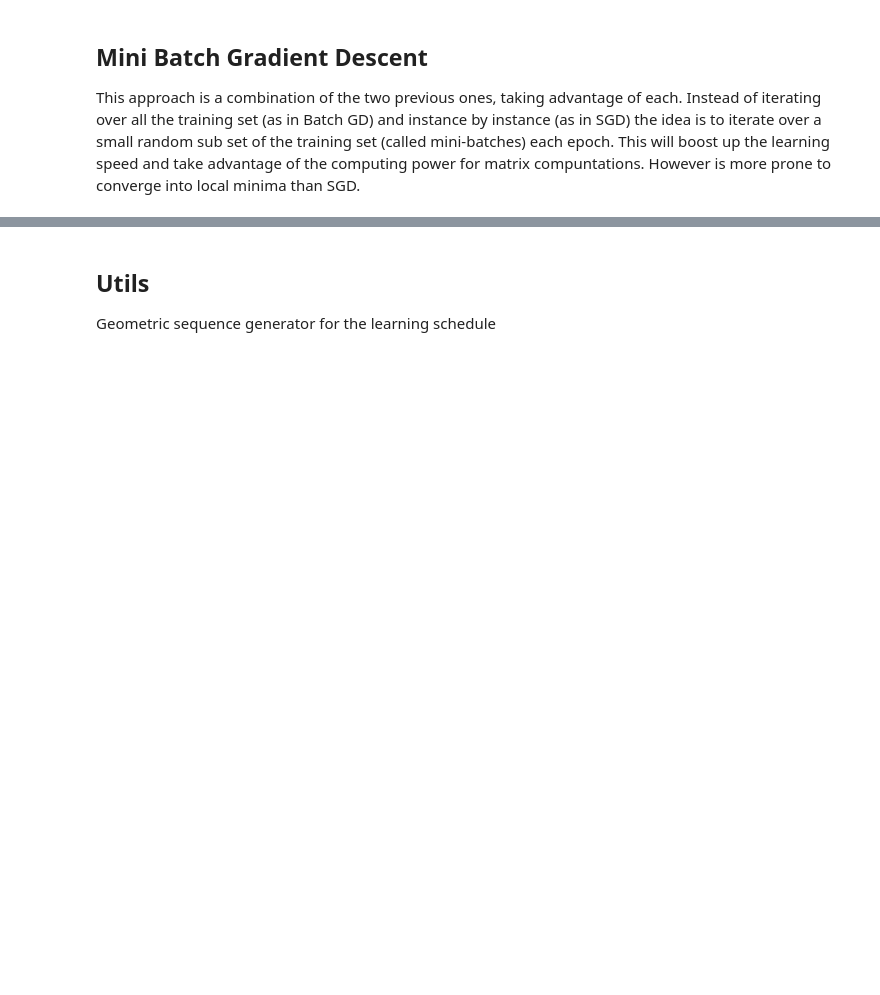
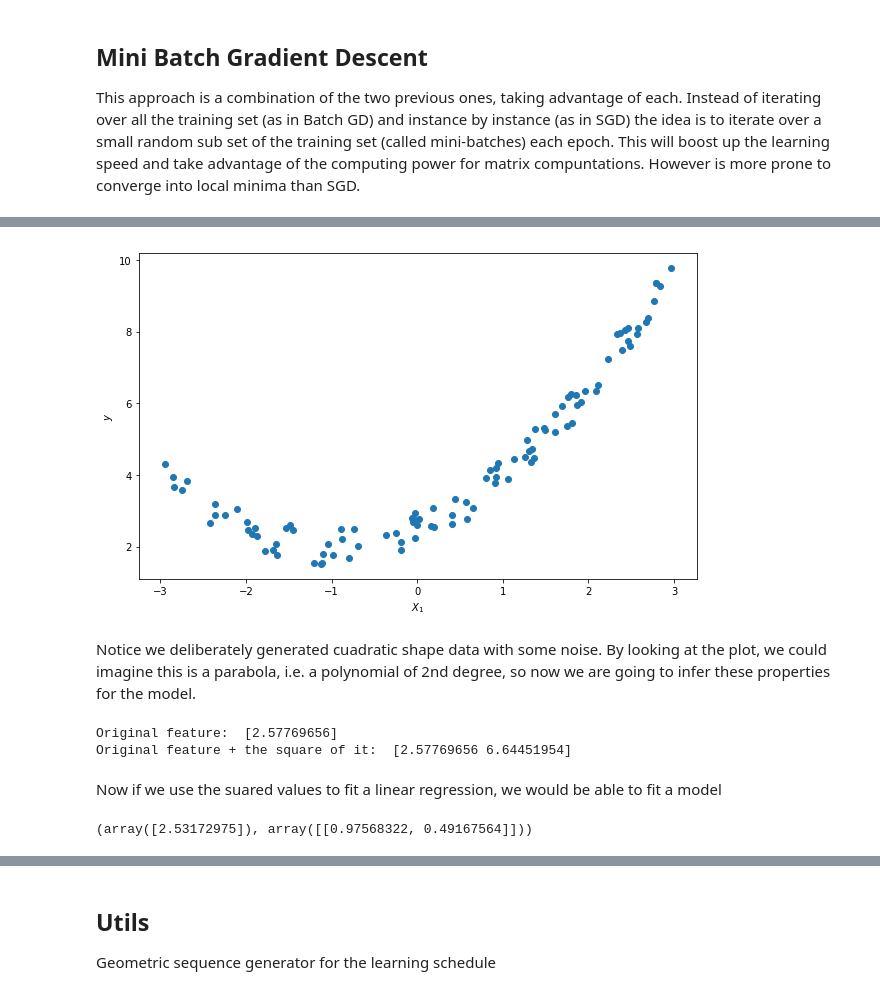
Before and after one commit to Ohtar10/ml-python, a Jupyter notebook: ch04/Training Models.ipynb, the cells around one changed output, grey strips where cells are left out. Cells and saved outputs as stored; diff of their text form; code cells hidden in the pictures; blank space fills up the shorter version.

```diff
--- a/ch04/Training Models.ipynb
+++ b/ch04/Training Models.ipynb
@@ -385,0 +430,33 @@ Notice that with only 10 epochs and with a smaller learning rate, with a mini ba
+# %%
+np.random.seed(12345)
+m = 100
+X = 6 * np.random.rand(m, 1) - 3
+y = 0.5 * X**2 + X + 2 + np.random.rand(m, 1)
+# %%
+plt.figure(figsize=(10, 6))
+plt.scatter(X, y)
+plt.xlabel("$X_1$")
+plt.ylabel("$y$")
+plt.show()
+# %% [output]
+[figure, added]
+# %% [markdown]
+Notice we deliberately generated cuadratic shape data with some noise. By looking at the plot, we could imagine this is a parabola, i.e. a polynomial of 2nd degree, so now we are going to infer these properties for the model.
+# %%
+from sklearn.preprocessing import PolynomialFeatures
+
+poly_features = PolynomialFeatures(degree=2, include_bias=False)
+X_poly = poly_features.fit_transform(X)
+print("Original feature: ", X[0])
+print("Original feature + the square of it: ", X_poly[0])
+# %% [output]
+Original feature:  [2.57769656]
+Original feature + the square of it:  [2.57769656 6.64451954]
+# %% [markdown]
+Now if we use the suared values to fit a linear regression, we would be able to fit a model
+# %%
+lin_reg = LinearRegression()
+lin_reg.fit(X_poly, y)
+lin_reg.intercept_,lin_reg.coef_
+# %% [output]
+(array([2.53172975]), array([[0.97568322, 0.49167564]]))
```
Also changed, not shown: parts of 15 cells of this notebook.
